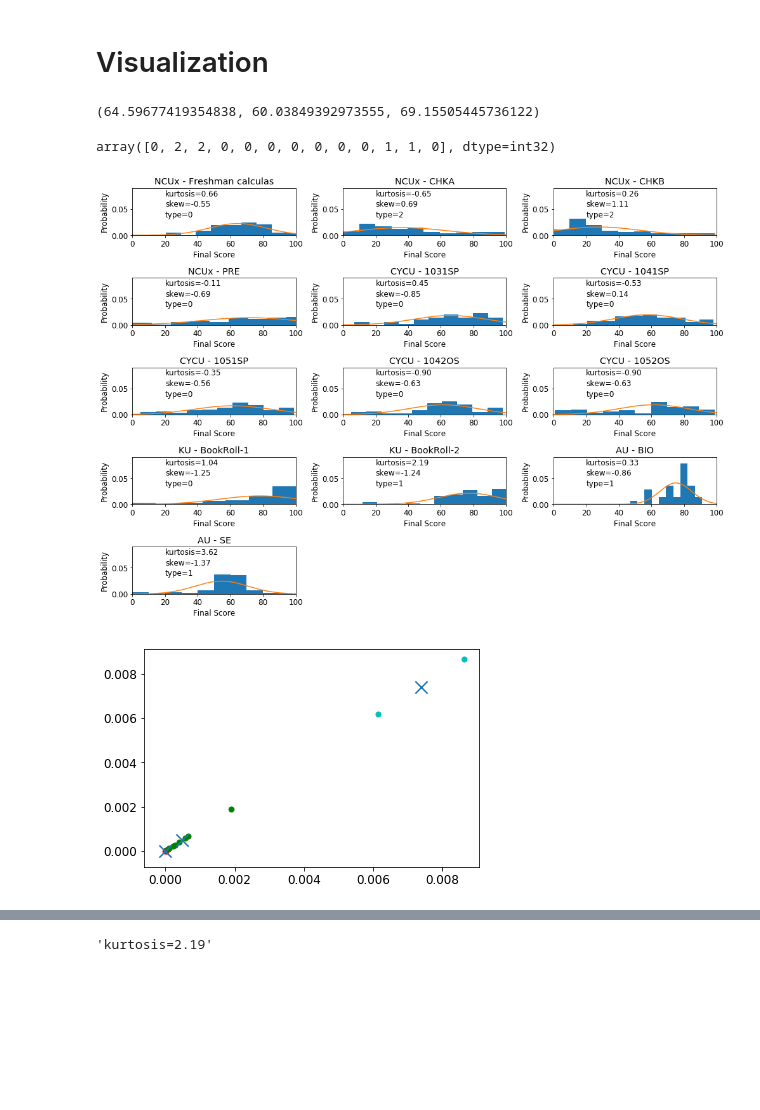
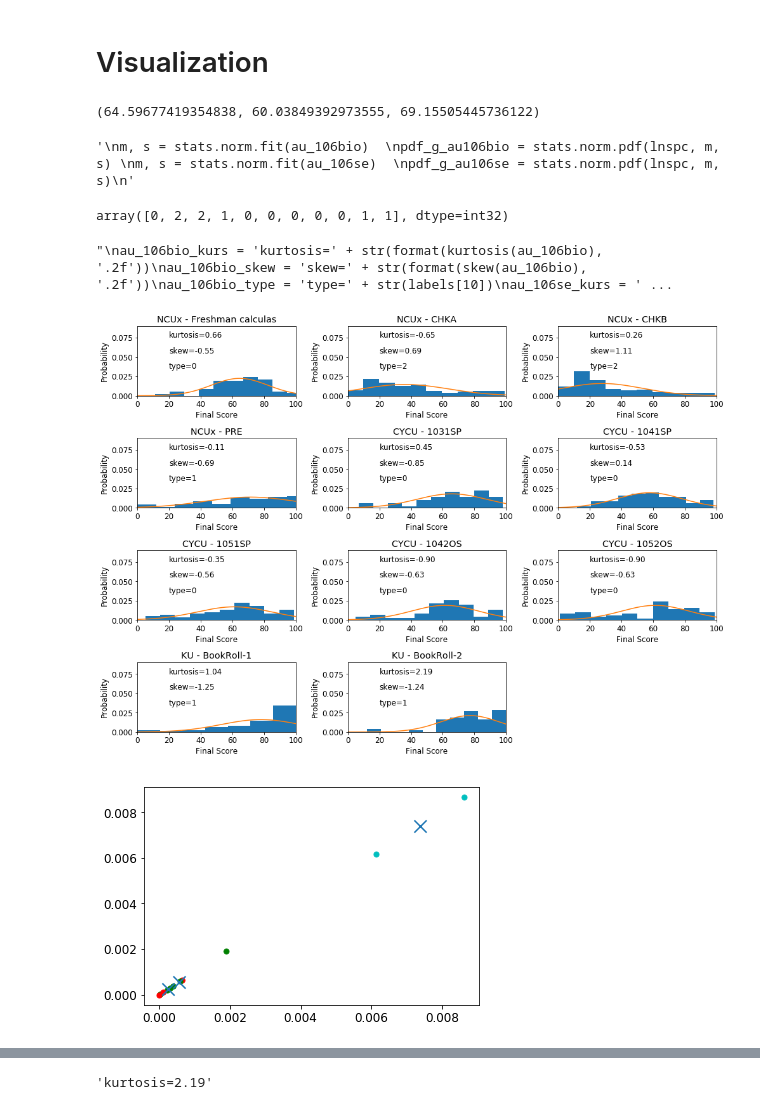
Before and after one commit to owen198/kslab, a Jupyter notebook: ds_comparision/datasets.ipynb, the cells around one changed output, grey strips where cells are left out. Saved outputs shown, nothing was run; the diff lists cells and outputs as text; code cells hidden in the pictures; blank space fills up the shorter version.

```diff
--- a/ds_comparision/datasets.ipynb
+++ b/ds_comparision/datasets.ipynb
@@ -364,13 +364,15 @@ pdf_g_ku01 = stats.norm.pdf(lnspc, m, s)
 m, s = stats.norm.fit(ku_br02)
 pdf_g_ku02 = stats.norm.pdf(lnspc, m, s)
 
-
+'''
 m, s = stats.norm.fit(au_106bio)
 pdf_g_au106bio = stats.norm.pdf(lnspc, m, s)
 m, s = stats.norm.fit(au_106se)
 pdf_g_au106se = stats.norm.pdf(lnspc, m, s)
+'''
 # %% [output]
 (64.59677419354838, 60.03849392973555, 69.15505445736122)
+'\nm, s = stats.norm.fit(au_106bio)  \npdf_g_au106bio = stats.norm.pdf(lnspc, m, s) \nm, s = stats.norm.fit(au_106se)  \npdf_g_au106se = stats.norm.pdf(lnspc, m, s)\n'
 # %%
 X = np.array([pdf_g_ncux_fc,
               pdf_g_ncux_chka,
@@ -382,16 +384,14 @@ X = np.array([pdf_g_ncux_fc,
               pdf_g_cycu_1042os,
               pdf_g_cycu_1052os,
               pdf_g_ku01,
-              pdf_g_ku02,
-              pdf_g_au106bio,
-              pdf_g_au106se])
+              pdf_g_ku02])
 kmeans = KMeans(n_clusters=3, random_state=0).fit(X)
 
 centroids = kmeans.cluster_centers_
 labels = kmeans.labels_
 labels
 # %% [output]
-array([0, 2, 2, 0, 0, 0, 0, 0, 0, 0, 1, 1, 0], dtype=int32)
+array([0, 2, 2, 1, 0, 0, 0, 0, 0, 1, 1], dtype=int32)
 # %%
 ncux_fc_kurs = 'kurtosis=' + str(format(kurtosis(ncux_fc), '.2f'))
 ncux_fc_skew = 'skew=' + str(format(skew(ncux_fc), '.2f'))
@@ -431,12 +431,16 @@ ku_br02_kurs = 'kurtosis=' + str(format(kurtosis(ku_br02), '.2f'))
 ku_br02_skew = 'skew=' + str(format(skew(ku_br02), '.2f'))
 ku_br02_type = 'type=' + str(labels[10])
 
+'''
 au_106bio_kurs = 'kurtosis=' + str(format(kurtosis(au_106bio), '.2f'))
 au_106bio_skew = 'skew=' + str(format(skew(au_106bio), '.2f'))
 au_106bio_type = 'type=' + str(labels[10])
 au_106se_kurs = 'kurtosis=' + str(format(kurtosis(au_106se), '.2f'))
 au_106se_skew = 'skew=' + str(format(skew(au_106se), '.2f'))
 au_106se_type = 'type=' + str(labels[11])
+'''
+# %% [output]
+"\nau_106bio_kurs = 'kurtosis=' + str(format(kurtosis(au_106bio), '.2f'))\nau_106bio_skew = 'skew=' + str(format(skew(au_106bio), '.2f'))\nau_106bio_type = 'type=' + str(labels[10])\nau_106se_kurs = ' ...
 # %%
 matplotlib.rcParams.update({'font.size': 12})
 
@@ -446,7 +450,7 @@ plt.subplots_adjust(hspace=0.4, wspace=0.4)
 label = ['Validation', 'Testing']
 bins = 10
 ylimit = 0.09
-subplot_x = 5
+subplot_x = 4
 subplot_y = 3
 
 ax = plt.subplot(subplot_x, subplot_y, 1)
@@ -588,38 +592,38 @@ ax.annotate(ku_br02_type, xy=(20, 0.035))
 
 
 
-
+'''
 ax = plt.subplot(subplot_x, subplot_y, 12)
 plt.hist(au_106bio, bins = bins, density=True)
 plt.plot(lnspc, pdf_g_au106bio, label="Norm") # plot it
 plt.title('AU - BIO')
 plt.ylabel('Probability')
 plt.xlabel('Final Score')
 plt.xlim(0, 100)
 plt.ylim(0, ylimit)
 ax.annotate(au_106bio_kurs, xy=(20, 0.075))
 ax.annotate(au_106bio_skew, xy=(20, 0.055))
 ax.annotate(au_106bio_type, xy=(20, 0.035))
 
 ax = plt.subplot(subplot_x, subplot_y, 13)
 plt.hist(au_106se, bins = bins, density=True)
 plt.plot(lnspc, pdf_g_au106se, label="Norm") # plot it
 plt.title('AU - SE')
 plt.ylabel('Probability')
 plt.xlabel('Final Score')
 plt.xlim(0, 100)
 plt.ylim(0, ylimit)
 ax.annotate(au_106se_kurs, xy=(20, 0.075))
 ax.annotate(au_106se_skew, xy=(20, 0.055))
 ax.annotate(au_106se_type, xy=(20, 0.035))
-
+'''
 
 plt.tight_layout()
 plt.savefig('./images/score_distribution.png', dpi=300)
 
 #plt.show()
 # %% [output]
-[figure, old version]
+[figure, new version]
 # %%
 colors = ["g.","r.", "c."]
 #colors = ["g.","r."]
@@ -633,7 +637,7 @@ plt.scatter(centroids[:, 0],centroids[:, 1], marker = "x", s=150, linewidths = 5
 
 plt.show()
 # %% [output]
-[figure, old version]
+[figure, new version]
 # %%
 # k means determine k
 distortions = []
```
Also changed, not shown: parts of 1 cell of this notebook, 2 other files.
